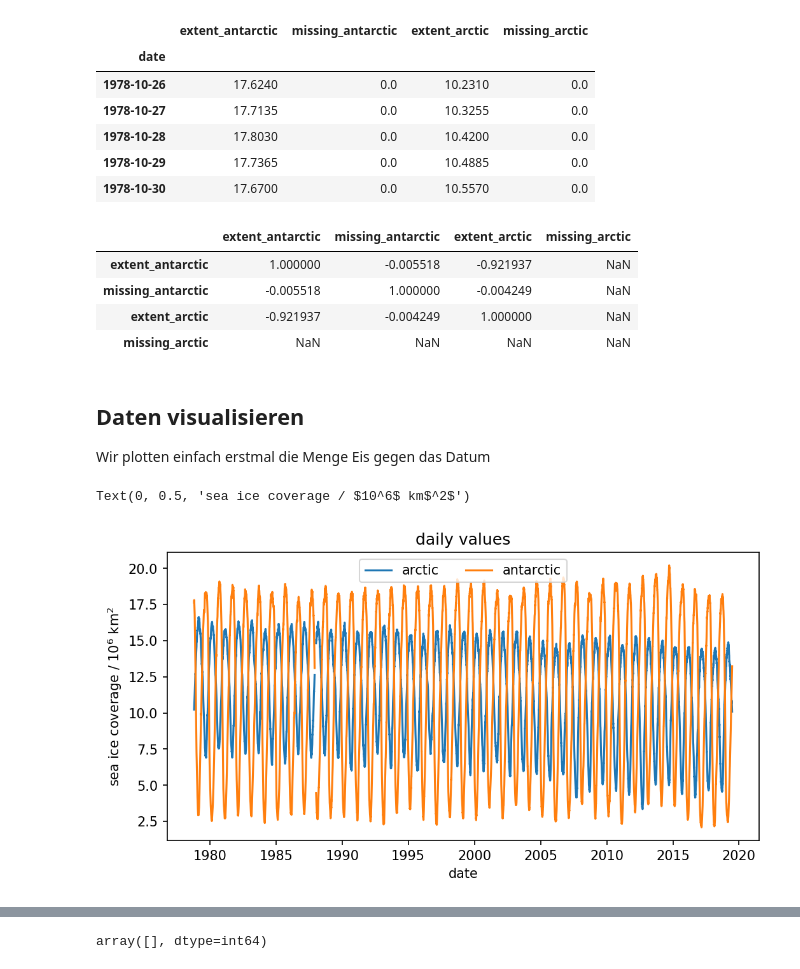
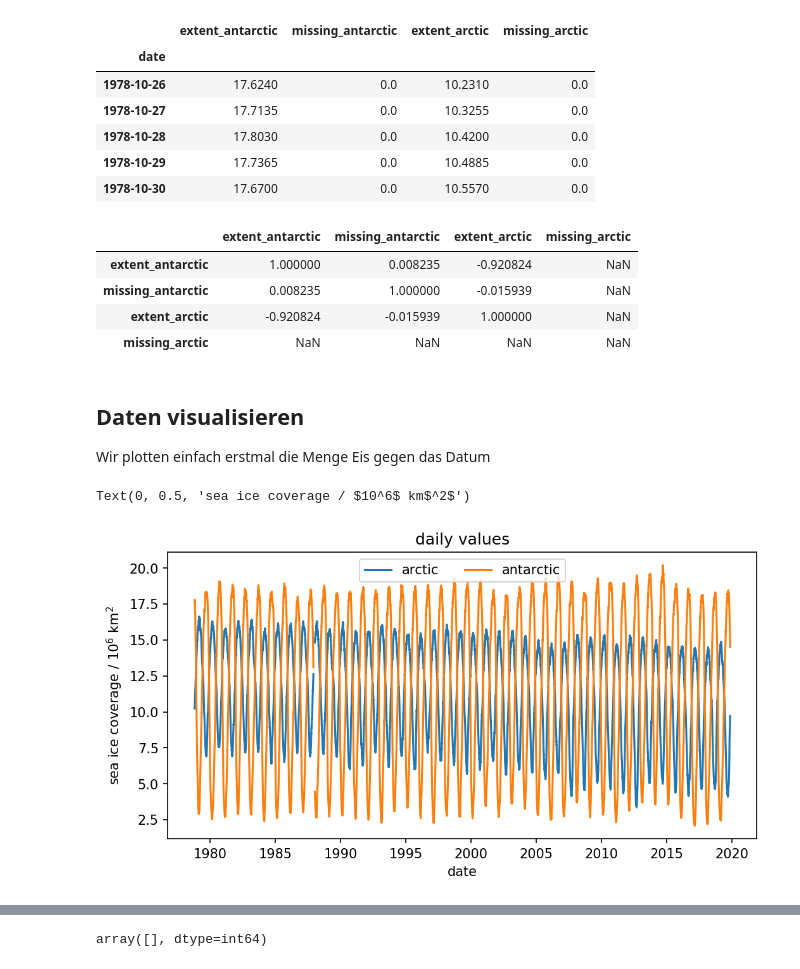
Before and after one commit to s4f-dortmund/open_data_notebooks, a Jupyter notebook: 2019-06-26_extent_analysis.ipynb, the cells around one changed output, grey strips where cells are left out. Saved outputs shown, nothing was run; the diff lists cells and outputs as text; code cells hidden in the pictures.

```diff
--- a/2019-06-26_extent_analysis.ipynb
+++ b/2019-06-26_extent_analysis.ipynb
@@ -44,8 +51,8 @@ def read_icedata(path):
     df = df.resample('1d').interpolate('linear', limit=1)
     return df
 
-dfs = read_icedata('data/2019-06-26/S_seaice_extent_daily_v3.0.csv')
-dfn = read_icedata('data/2019-06-26/N_seaice_extent_daily_v3.0.csv')
+dfs = read_icedata('data/2019-11-21/S_seaice_extent_daily_v3.0.csv')
+dfn = read_icedata('data/2019-11-21/N_seaice_extent_daily_v3.0.csv')
 
 df = dfs.join(dfn, lsuffix='_antarctic', rsuffix='_arctic', how='outer')
 # %%
@@ -84,9 +92,9 @@ df.head()
 df.corr()
 # %% [output]
 |  | extent_antarctic | missing_antarctic | extent_arctic | missing_arctic |
-| extent_antarctic | 1.000000 | -0.005518 | -0.921937 | NaN |
-| missing_antarctic | -0.005518 | 1.000000 | -0.004249 | NaN |
-| extent_arctic | -0.921937 | -0.004249 | 1.000000 | NaN |
+| extent_antarctic | 1.000000 | 0.008235 | -0.920824 | NaN |
+| missing_antarctic | 0.008235 | 1.000000 | -0.015939 | NaN |
+| extent_arctic | -0.920824 | -0.015939 | 1.000000 | NaN |
 | missing_arctic | NaN | NaN | NaN | NaN |
 # %% [markdown]
 ## Daten visualisieren
@@ -95,18 +103,18 @@ Wir plotten einfach erstmal die Menge Eis gegen das Datum
 # %%
 plt.figure(figsize=(8,4), dpi=150)
 
+subset = df  # .loc['2018-01-01':]
 
 for label in ('arctic', 'antarctic'):
-
-    plt.plot(df.index, df['extent_' + label], label=label)
+    plt.plot(subset.index, subset['extent_' + label], label=label)
 
 plt.legend(ncol=2, loc='upper center')
 plt.title('daily values')
 plt.xlabel('date')
 plt.ylabel('sea ice coverage / $10^6$ km$^2$')
 # %% [output]
 Text(0, 0.5, 'sea ice coverage / $10^6$ km$^2$')
-[figure, old version]
+[figure, new version]
 # %%
 plt.figure(figsize=(8,4), dpi=150)
 
```
Also changed, not shown: parts of 47 cells of this notebook, 4 other files.
